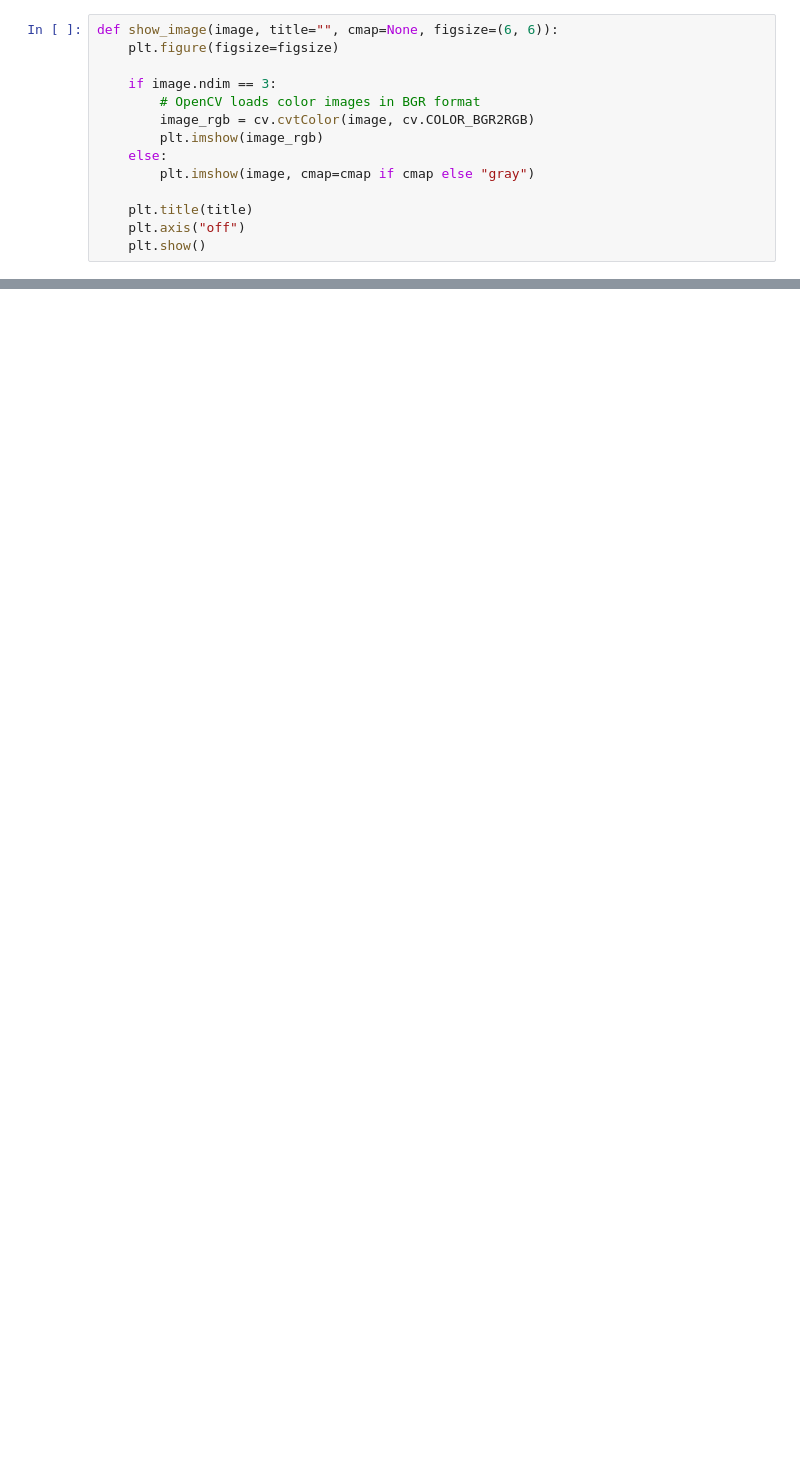
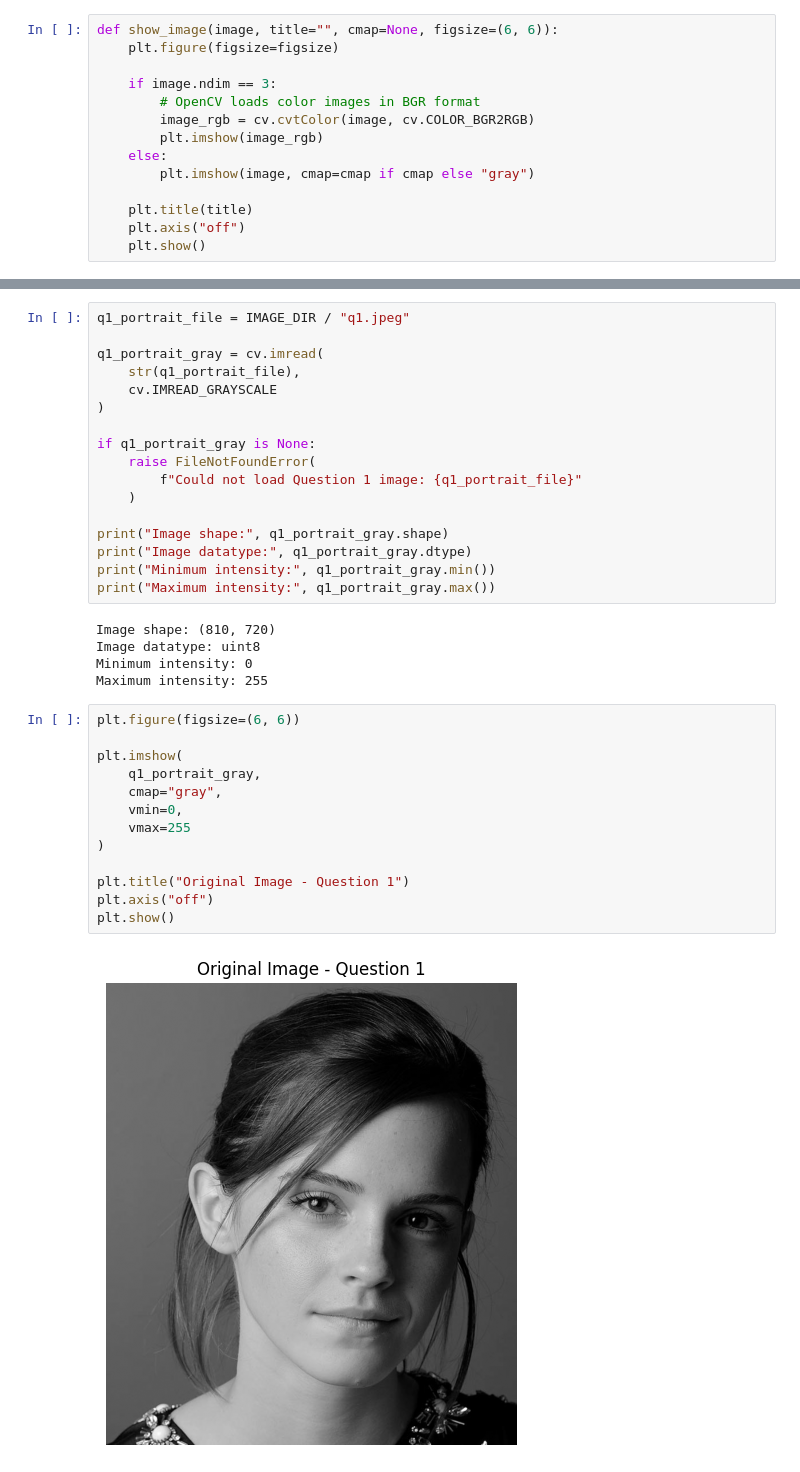
Before and after one commit to hasith2003/EN3160-Intensity-Transformations-Filtering, a Jupyter notebook: CV.ipynb, the cells around one changed output, grey strips where cells are left out. Drawn from its saved outputs; the diff is of its cells as text; blank space fills up the shorter version.

```diff
--- a/CV.ipynb
+++ b/CV.ipynb
@@ -34,0 +81,37 @@ def show_image(image, title="", cmap=None, figsize=(6, 6)):
+# %%
+q1_portrait_file = IMAGE_DIR / "q1.jpeg"
+
+q1_portrait_gray = cv.imread(
+    str(q1_portrait_file),
+    cv.IMREAD_GRAYSCALE
+)
+
+if q1_portrait_gray is None:
+    raise FileNotFoundError(
+        f"Could not load Question 1 image: {q1_portrait_file}"
+    )
+
+print("Image shape:", q1_portrait_gray.shape)
+print("Image datatype:", q1_portrait_gray.dtype)
+print("Minimum intensity:", q1_portrait_gray.min())
+print("Maximum intensity:", q1_portrait_gray.max())
+# %% [output]
+Image shape: (810, 720)
+Image datatype: uint8
+Minimum intensity: 0
+Maximum intensity: 255
+# %%
+plt.figure(figsize=(6, 6))
+
+plt.imshow(
+    q1_portrait_gray,
+    cmap="gray",
+    vmin=0,
+    vmax=255
+)
+
+plt.title("Original Image - Question 1")
+plt.axis("off")
+plt.show()
+# %% [output]
+[figure, added]
```
Also changed, not shown: parts of 11 cells of this notebook.
